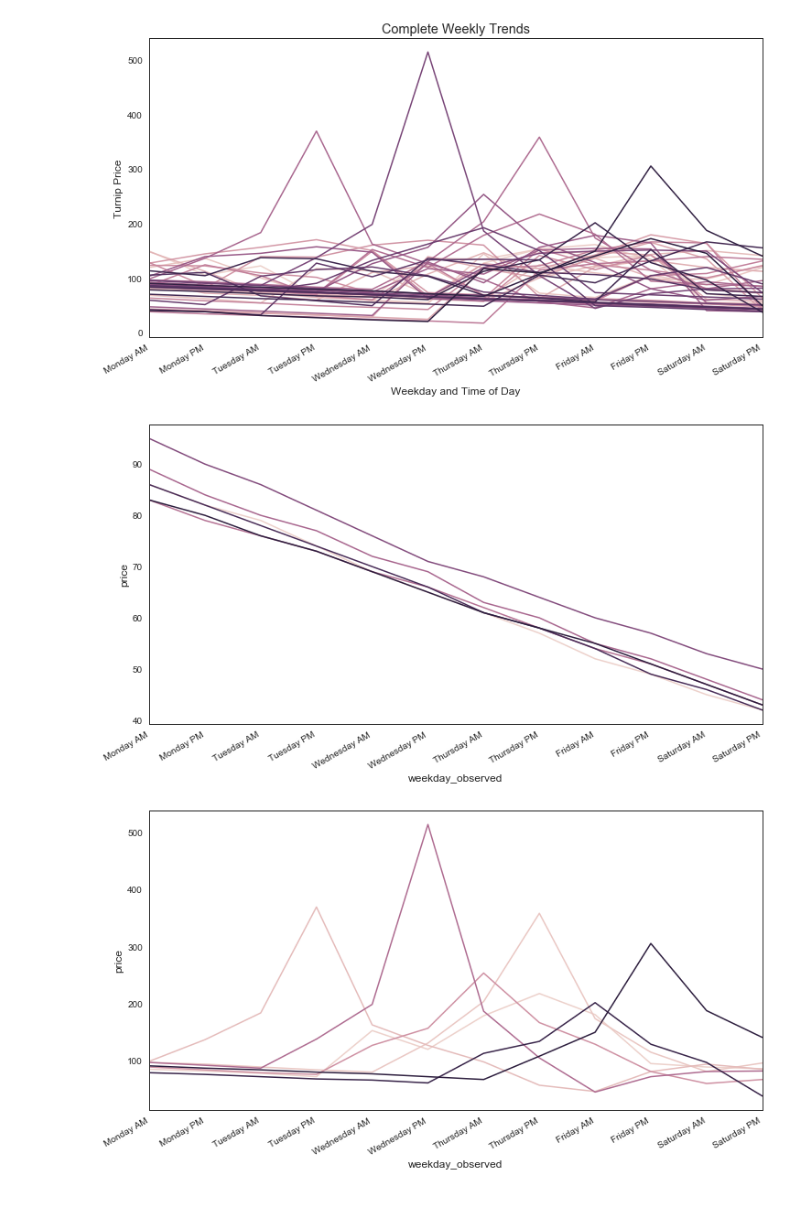
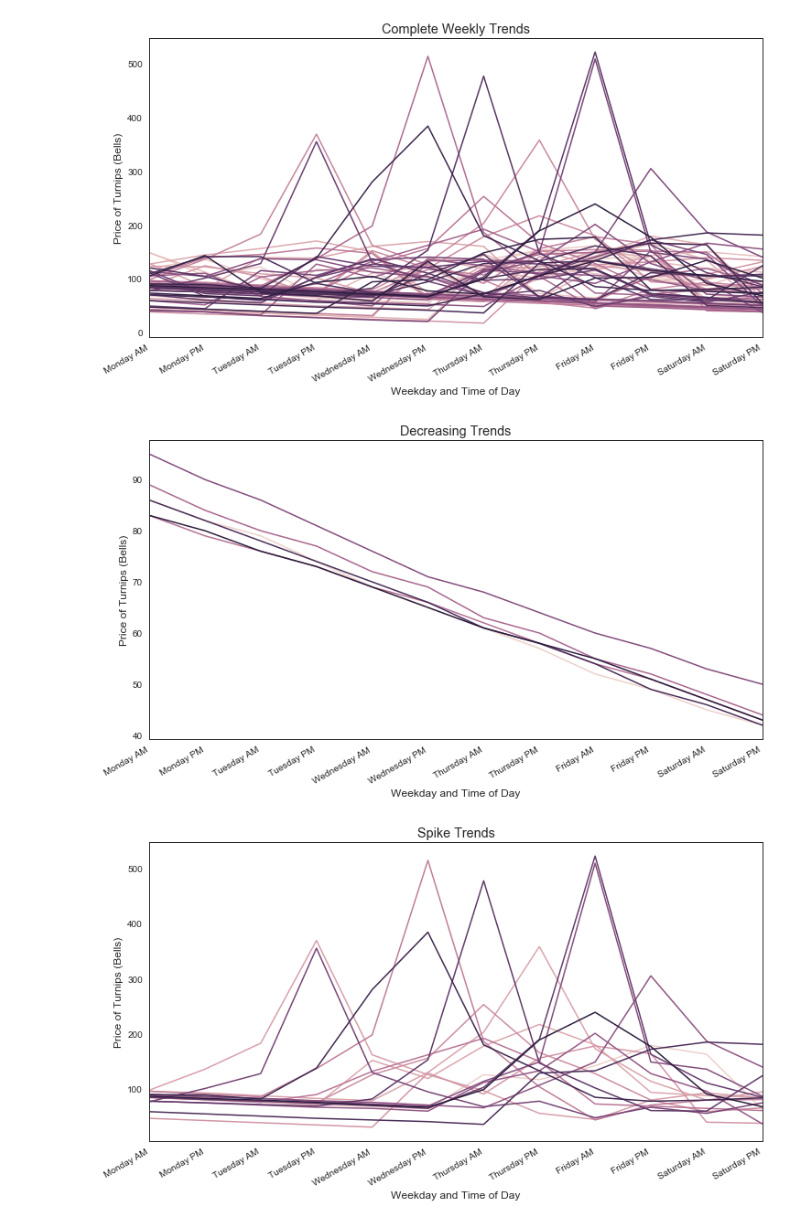
Before and after one commit to ys-lin14/acnh-clustering, a Jupyter notebook: trend_classification.ipynb, the cells around one changed output. Saved outputs shown, nothing was run; the diff lists cells and outputs as text; code cells hidden in the pictures.

Commit message:
add graph titles and change x y labels for decreasing, spike and unknown trends

```diff
--- a/trend_classification.ipynb
+++ b/trend_classification.ipynb
@@ -163,7 +163,7 @@ database_url = get_database_url()
 engine = sqlalchemy.create_engine(database_url)
 connection = engine.connect()
 # %%
-num_weeks = 3
+num_weeks = 4
 
 sell_data = [
     load_week_n_sell_data(week=week_num, connection=connection)
@@ -193,29 +193,34 @@ combined_sell_data_plot.set_xticklabels(xticks, rotation=30, ha='right')
 plt.xlim(0, 11)
 plt.show()
 # %% [output]
-[figure, old version]
+[figure, new version]
 # %%
 trend_id = combined_sell_data['trend_id']
 y_min = combined_sell_data['price'].min()
 y_max = combined_sell_data['price'].max()
 
 decreasing_trend_ids = get_decreasing_trend_ids(combined_sell_data)
 decreasing_trend_indices = combined_sell_data.index[trend_id.isin(decreasing_trend_ids)]
 
 plt.figure(figsize=(12, 6))
 decreasing_trend_plot = sns.lineplot(
     x='weekday_observed',
     y='price',
     hue='trend_id',
     data=combined_sell_data.loc[decreasing_trend_indices, :],
     sort=False,
     legend=False
 )
+decreasing_trend_plot.set(
+    title='Decreasing Trends',
+    xlabel='Weekday and Time of Day',
+    ylabel='Price of Turnips (Bells)'
+)
 decreasing_trend_plot.set_xticklabels(xticks, rotation=30, ha='right')
 plt.xlim(0, 11)
 plt.show()
 # %% [output]
-[figure, old version]
+[figure, new version]
 # %%
 spike_trend_ids = get_spike_trend_ids(combined_sell_data)
 spike_trend_indices = combined_sell_data.index[trend_id.isin(spike_trend_ids)]
@@ -225,15 +230,20 @@ spike_trend_plot = sns.lineplot(
     x='weekday_observed',
     y='price',
     hue='trend_id',
-    data=combined_sell_data.loc[big_spike_trend_indices, :],
+    data=combined_sell_data.loc[spike_trend_indices, :],
     sort=False,
     legend=False
+)
+spike_trend_plot.set(
+    title='Spike Trends',
+    xlabel='Weekday and Time of Day',
+    ylabel='Price of Turnips (Bells)'
 )
 spike_trend_plot.set_xticklabels(xticks, rotation=30, ha='right')
 plt.xlim(0, 11)
 plt.show()
 # %% [output]
-[figure, old version]
+[figure, new version]
 # %%
 unknown_trend_indices = combined_sell_data.index[
     ~trend_id.isin(spike_trend_ids) &
```
Also changed, not shown: parts of 2 cells of this notebook.
